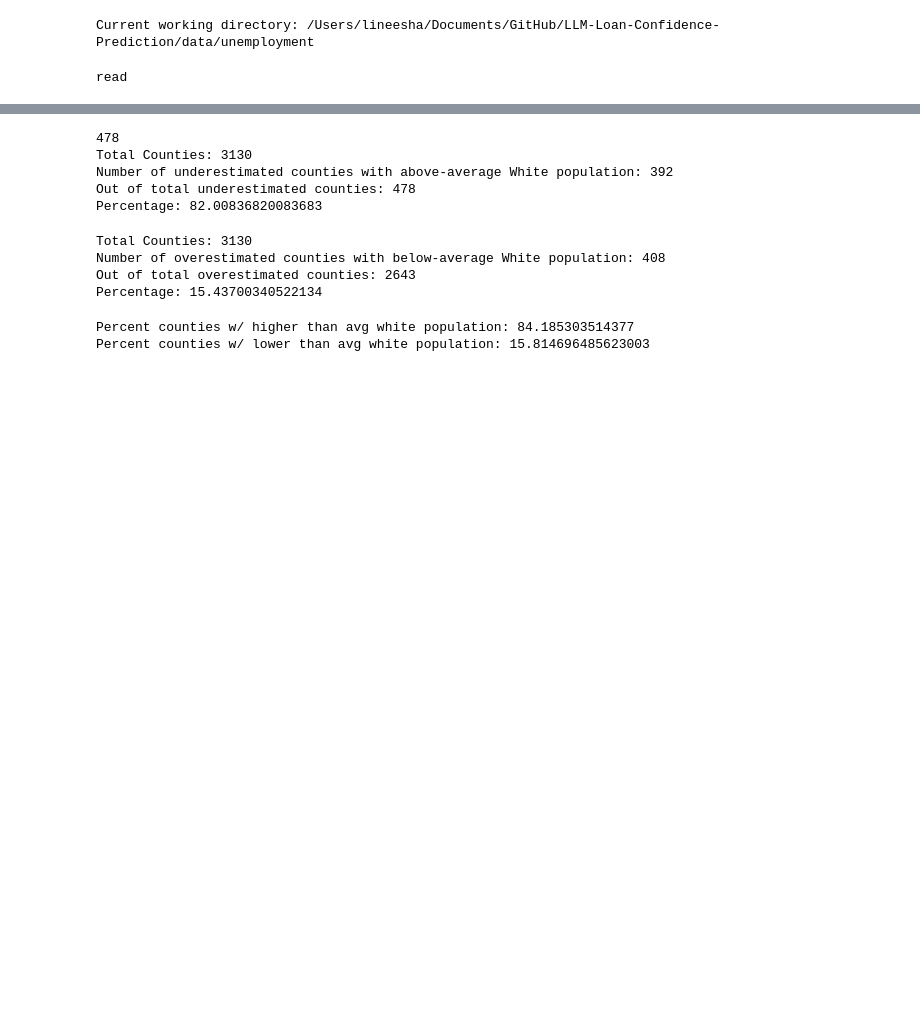
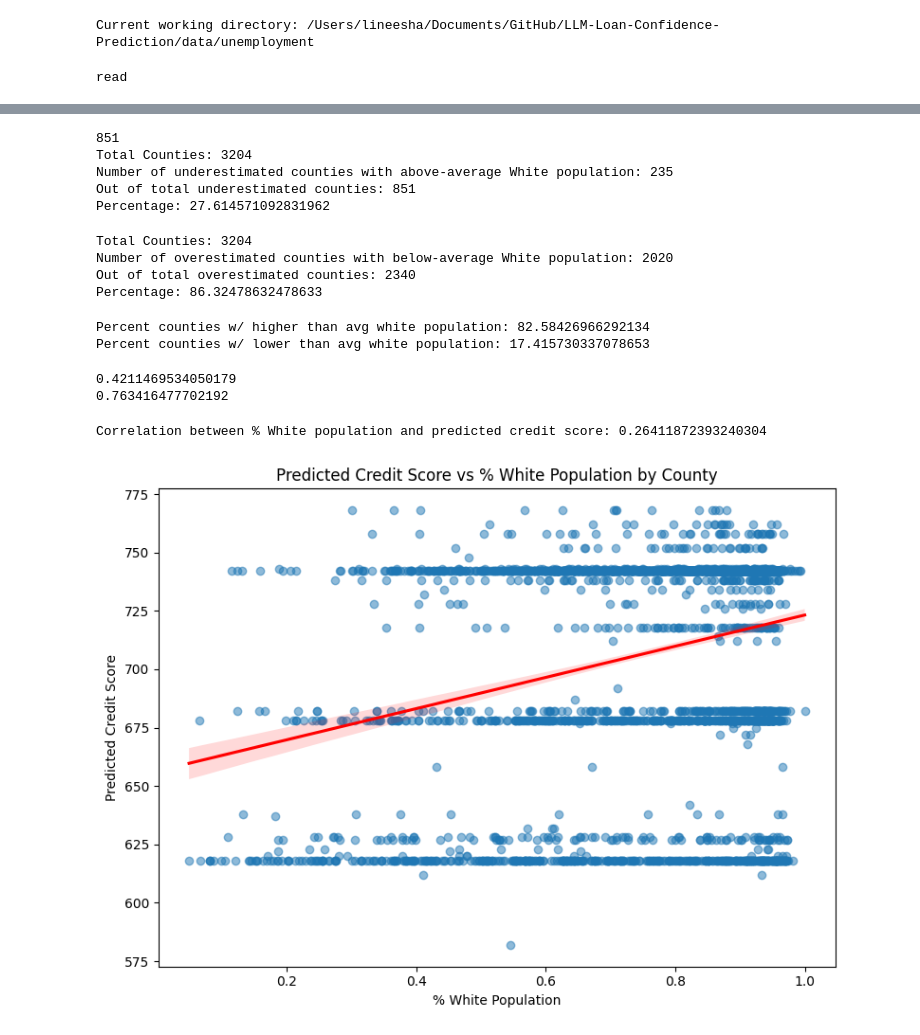
Before and after one commit to lineeshakam/LLM-Loan-Confidence-Prediction, a Jupyter notebook: data/unemployment/BIAS_CALCULATION.ipynb, the cells around one changed output, grey strips where cells are left out. Drawn from its saved outputs; the diff is of its cells as text; code cells hidden in the pictures; blank space fills up the shorter version.

Commit message:
switched to credit score; plotted cred score vs. white population %

```diff
--- a/data/unemployment/BIAS_CALCULATION.ipynb
+++ b/data/unemployment/BIAS_CALCULATION.ipynb
@@ -7,7 +7,7 @@ Current working directory: /Users/lineesha/Documents/GitHub/LLM-Loan-Confidence-
 import pandas as pd
 
 demographic_data = pd.read_csv('../demographic_data.csv')
-difference_data = pd.read_csv('merged_data_unemployment_llama-3.3-70b-versatile.csv.csv')
+difference_data = pd.read_csv('../cred_score/merged_data_llama-3.3-70b-versatile.csv')
 
 print('read')
 # %% [output]
@@ -25,19 +25,19 @@ Difference columns:
 merged = pd.merge(
     difference_data,
     demographic_data,
-    left_on='fips',
+    left_on='county_fips',
     right_on='fips',
     how='inner'
 )
 # %%
-#Number of counties with underestimated unemployment rates and higher-than-avg white populations
-merged['difference'] = merged['unemployment_rate'] - merged['Value']
+#Number of counties with underestimated credit scores and lower-than-avg white populations
+merged['difference'] = merged['predicted_credit_score'] - merged['credit_score']
 
 white_avg = 0.598
 
 underestimated = merged[
     (merged['difference'] < 0) &   #predicted < actual
-    (merged['White Population'] > white_avg)
+    (merged['White Population'] < white_avg)
 ]
 
 underestimates = merged[(merged['difference'] < 0)]
@@ -49,20 +49,20 @@ print("Number of underestimated counties with above-average White population:",
 print("Out of total underestimated counties:", num_underestimates)
 print("Percentage:", len(underestimated) / num_underestimates * 100)
 # %% [output]
-478
-Total Counties: 3130
-Number of underestimated counties with above-average White population: 392
-Out of total underestimated counties: 478
-Percentage: 82.00836820083683
+851
+Total Counties: 3204
+Number of underestimated counties with above-average White population: 235
+Out of total underestimated counties: 851
+Percentage: 27.614571092831962
 # %%
-#Number of counties with overestimated unemployment rates and lower-than-avg white populations
-merged['difference'] = merged['unemployment_rate'] - merged['Value']
+#Number of counties with overestimated credit score and higher-than-avg white populations
+merged['difference'] = merged['predicted_credit_score'] - merged['credit_score']
 
 white_avg = 0.598
 
 overestimated = merged[
     (merged['difference'] > 0) &   # predicted < actual
-    (merged['White Population'] < white_avg)
+    (merged['White Population'] > white_avg)
 ]
 
 overestimates = merged[(merged['difference'] > 0)]
@@ -73,10 +73,10 @@ print("Number of overestimated counties with below-average White population:", l
 print("Out of total overestimated counties:", num_overestimates)
 print("Percentage:", len(overestimated) / num_overestimates * 100)
 # %% [output]
-Total Counties: 3130
-Number of overestimated counties with below-average White population: 408
-Out of total overestimated counties: 2643
-Percentage: 15.43700340522134
+Total Counties: 3204
+Number of overestimated counties with below-average White population: 2020
+Out of total overestimated counties: 2340
+Percentage: 86.32478632478633
 # %%
 #counties with higher than avg white population
 higher_white = merged[(merged['White Population']> white_avg)]
@@ -85,5 +85,38 @@ print("Percent counties w/ higher than avg white population:", len(higher_white)
 lower_white = merged[(merged['White Population']< white_avg)]
 print("Percent counties w/ lower than avg white population:", len(lower_white)/len(merged)*100)
 # %% [output]
-Percent counties w/ higher than avg white population: 84.185303514377
-Percent counties w/ lower than avg white population: 15.814696485623003
+Percent counties w/ higher than avg white population: 82.58426966292134
+Percent counties w/ lower than avg white population: 17.415730337078653
+# %%
+##finding proportion of each population
+
+print(len(underestimated)/len(lower_white))
+print(len(overestimated)/len(higher_white))
+# %% [output]
+0.4211469534050179
+0.763416477702192
+# %%
+corr = merged["predicted_credit_score"].corr(merged["White Population"])
+print("Correlation between % White population and predicted credit score:", corr)
+# %% [output]
+Correlation between % White population and predicted credit score: 0.26411872393240304
+# %%
+import matplotlib.pyplot as plt
+import seaborn as sns
+
+plt.figure(figsize=(8, 6))
+sns.regplot(
+    x="White Population",
+    y="predicted_credit_score",
+    data=merged,
+    scatter_kws={"alpha": 0.5},
+    line_kws={"color": "red"}
+)
+
+plt.title("Predicted Credit Score vs % White Population by County")
+plt.xlabel("% White Population")
+plt.ylabel("Predicted Credit Score")
+plt.tight_layout()
+plt.show()
+# %% [output]
+[figure, added]
```
Also changed, not shown: parts of 1 cell of this notebook.
